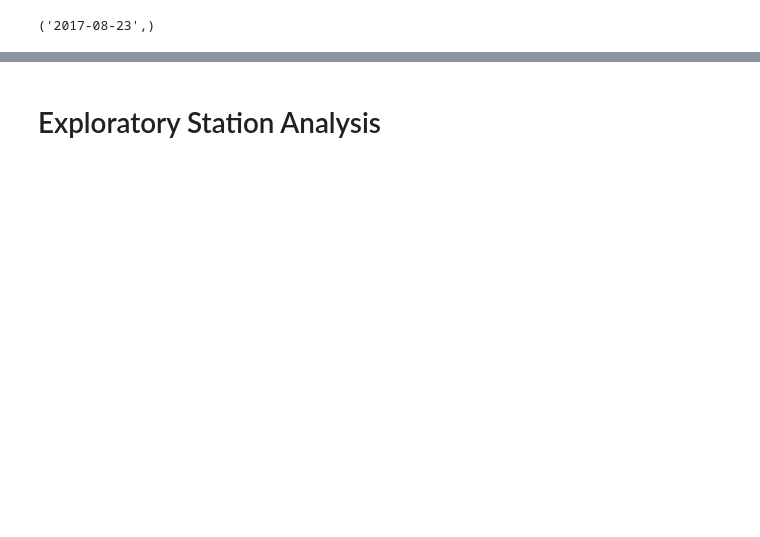
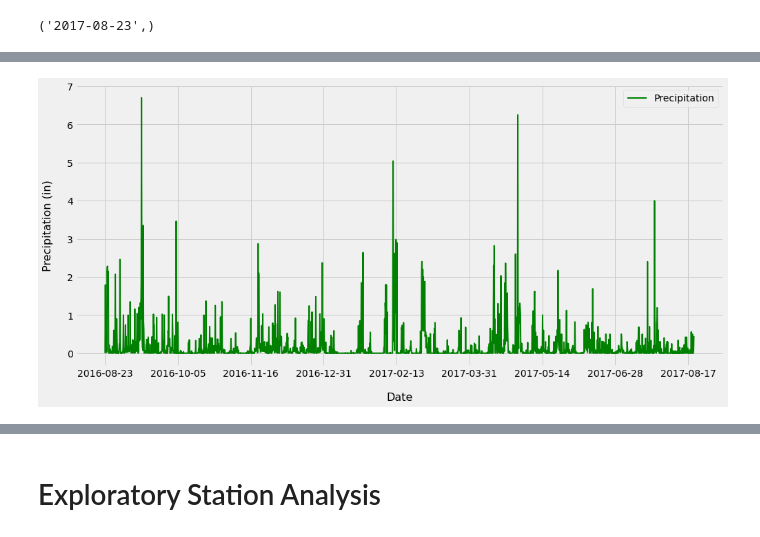
Before and after one commit to IrinaGV/sqlalchemy-challenge, a Jupyter notebook: climate_starter.ipynb, the cells around one changed output, grey strips where cells are left out. Cells and saved outputs as stored; diff of their text form; code cells hidden in the pictures; blank space fills up the shorter version.

```diff
--- a/climate_starter.ipynb
+++ b/climate_starter.ipynb
@@ -96,0 +98,2 @@ datetime.date(2016, 8, 23)
+# %%
+precipitation_score_df  = pd.DataFrame(twelve_months_data)
@@ -96,0 +111,2 @@ datetime.date(2016, 8, 23)
+# %%
+precipitation_score_df=precipitation_score_df.rename(columns={0:'date', 1:'Precipitation'})
@@ -96,0 +120,5 @@ datetime.date(2016, 8, 23)
+# %%
+precipitation_score_df = precipitation_score_df.set_index('date')
+# %%
+precipitation_score_df=precipitation_score_df.sort_values(by='date').dropna()
+precipitation_score_df.head(3)
@@ -97,2 +131,11 @@ datetime.date(2016, 8, 23)
+# %%
+plt.rcParams['figure.figsize']=(15,7)
+precipitation_score_df.plot(linewidth=2,alpha=1,rot=0, color='green')
+plt.xlabel('Date',fontsize=16,color='black',labelpad=20)
+plt.ylabel('Precipitation (in)',fontsize=16,color='black',labelpad=20)
+plt.savefig("12 months prcp.png")
+plt.show()
+# %% [output]
+[figure, added]
 # %%
 # Use Pandas to calcualte the summary statistics for the precipitation data
```
Also changed, not shown: parts of 19 cells of this notebook, 3 other files.
